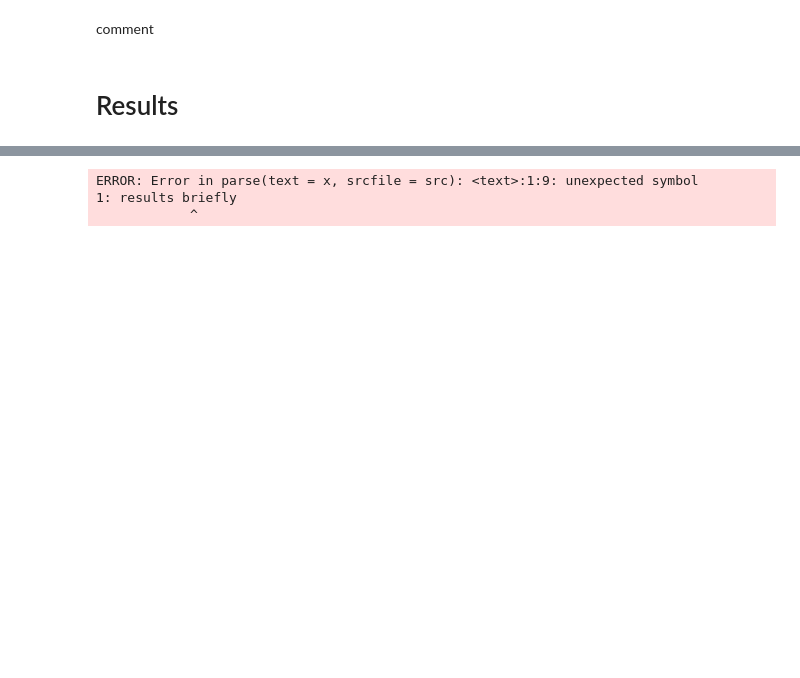
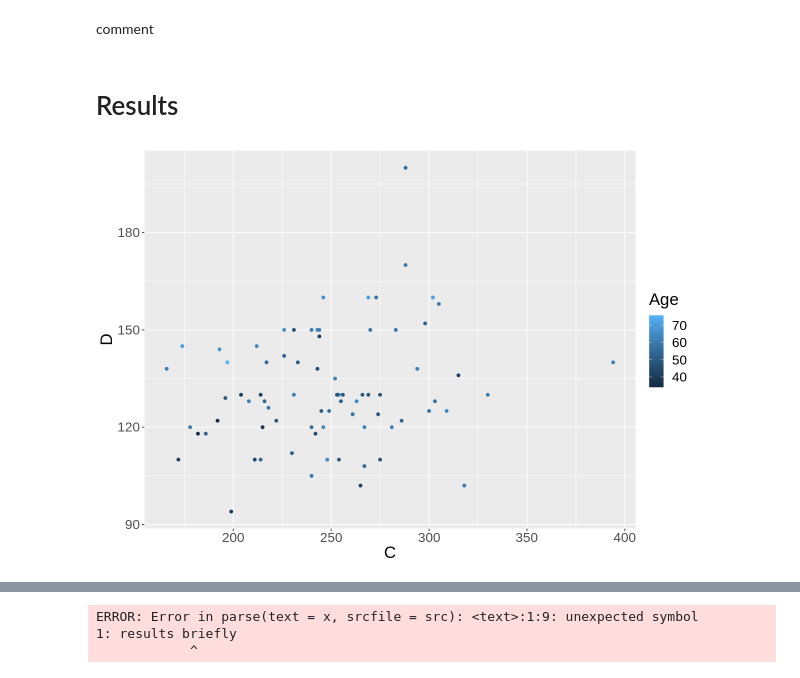
Before and after one commit to Indra011102/DSCI_Group_42_Project, a Jupyter notebook: Group_Project.ipynb, the cells around one changed output, grey strips where cells are left out. Saved outputs shown, nothing was run; the diff lists cells and outputs as text; code cells hidden in the pictures; blank space fills up the shorter version.

```diff
--- a/Group_Project.ipynb
+++ b/Group_Project.ipynb
@@ -317,4 +312,22 @@ comment
 # %% [markdown]
 # Results
 # %%
-#CODE HERE (plot our final graph?)
+#CODE HERE
+library(RColorBrewer)
+options(repr.plot.width = 10, repr.plot.height = 7)
+
+knn_multi_preds <- knn_mult_fit |>
+                    predict(cleveland_training) |>
+                    bind_cols(cleveland_training)
+
+
+heart_plot <- knn_mult_preds |>
+                ggplot(aes(x = cholestrol, y = resting_bp, color = age)) +
+                geom_point() +
+                labs(x = "C", y = "D", color = "Age") +
+                scale_fill_brewer(palette = 'Pastel1') +
+                theme(text = element_text(size=20))
+
+heart_plot
+# %% [output]
+[figure, added]
```
Also changed, not shown: parts of 5 cells of this notebook.
